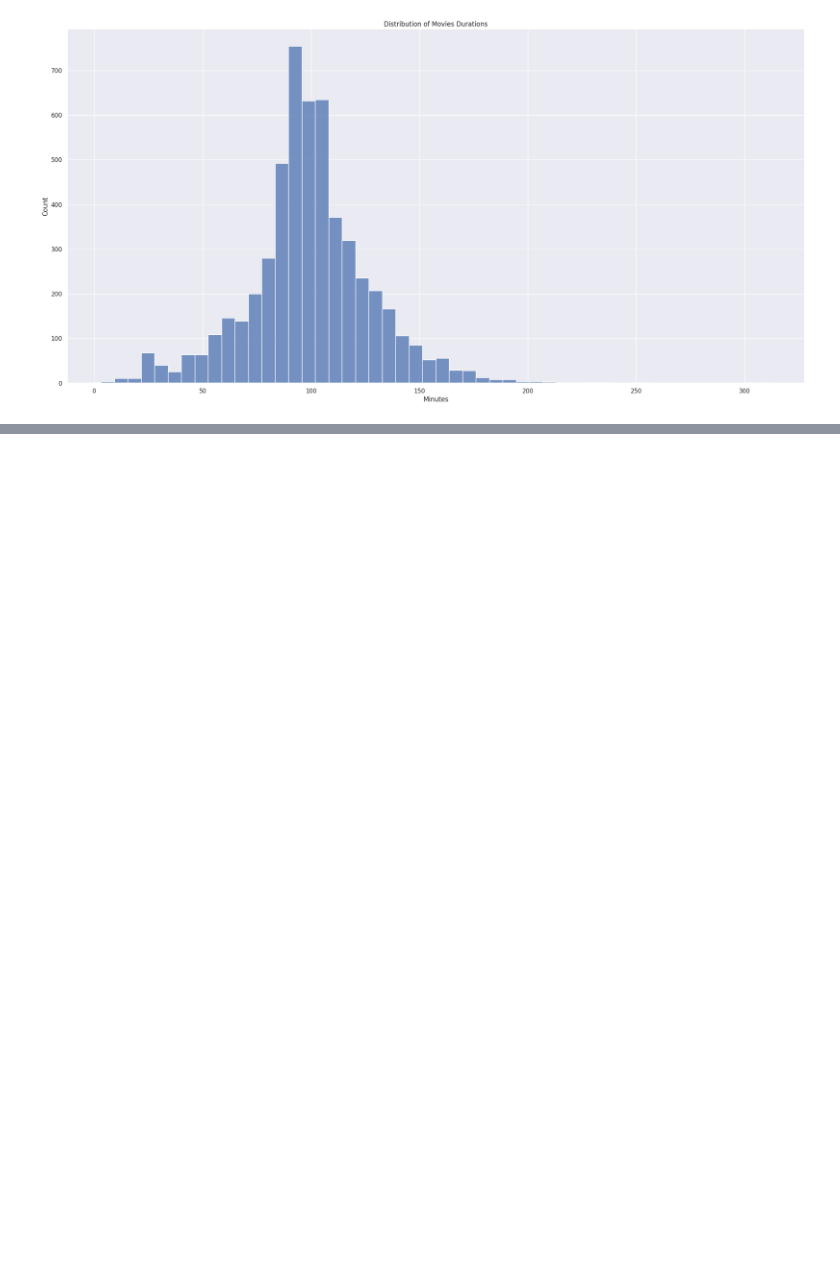
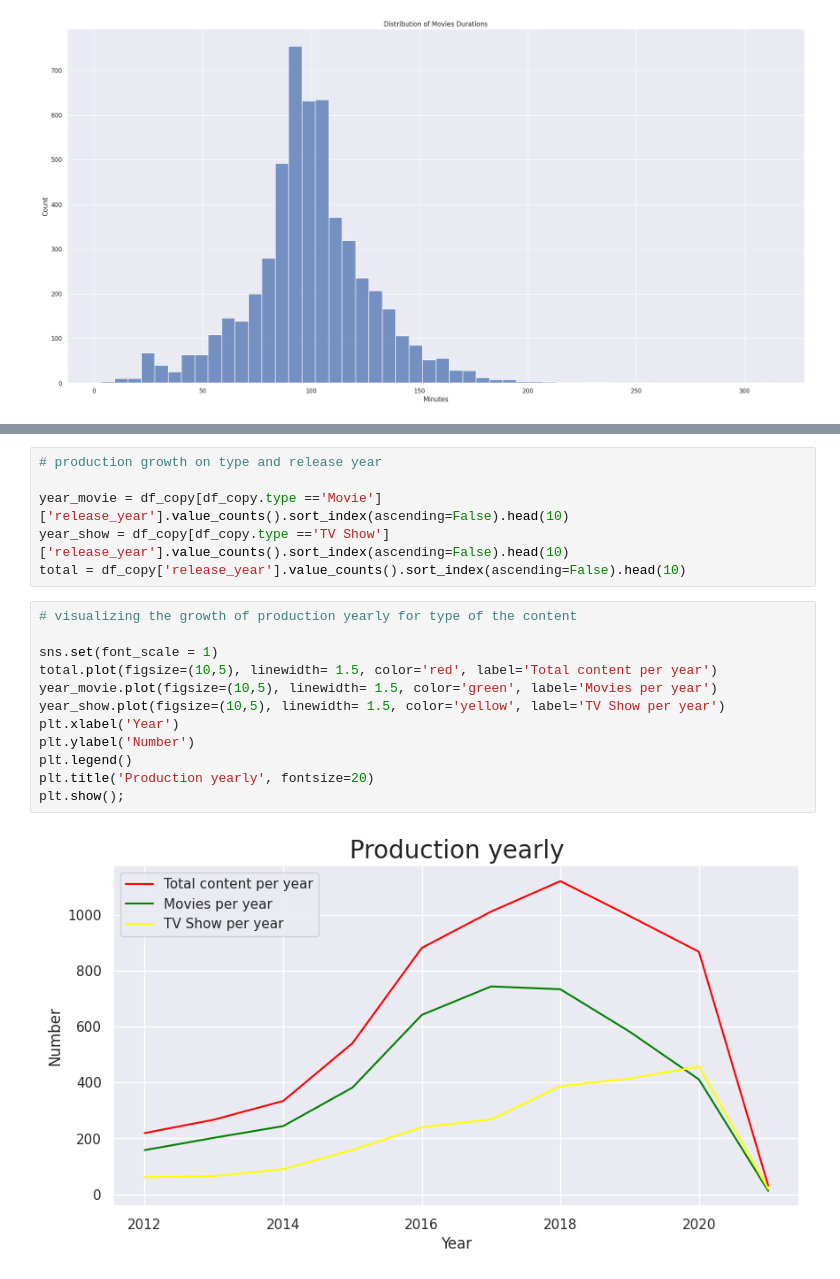
Before and after one commit to pratikjori20/Netflix-movies-TV-Shows-Clustring-ML-unsupervised, a Jupyter notebook: individual_notebook_capstone_4.ipynb, the cells around one changed output, grey strips where cells are left out. Drawn from its saved outputs; the diff is of its cells as text; blank space fills up the shorter version.

```diff
--- a/individual_notebook_capstone_4.ipynb
+++ b/individual_notebook_capstone_4.ipynb
@@ -401,0 +406,20 @@ plt.show();
+# %%
+# production growth on type and release year
+
+year_movie = df_copy[df_copy.type =='Movie']['release_year'].value_counts().sort_index(ascending=False).head(10)
+year_show = df_copy[df_copy.type =='TV Show']['release_year'].value_counts().sort_index(ascending=False).head(10)
+total = df_copy['release_year'].value_counts().sort_index(ascending=False).head(10)
+# %%
+# visualizing the growth of production yearly for type of the content
+
+sns.set(font_scale = 1)
+total.plot(figsize=(10,5), linewidth= 1.5, color='red', label='Total content per year')
+year_movie.plot(figsize=(10,5), linewidth= 1.5, color='green', label='Movies per year')
+year_show.plot(figsize=(10,5), linewidth= 1.5, color='yellow', label='TV Show per year')
+plt.xlabel('Year')
+plt.ylabel('Number')
+plt.legend()
+plt.title('Production yearly', fontsize=20)
+plt.show();
+# %% [output]
+[figure, added]
```
Also changed, not shown: parts of 41 cells of this notebook.
